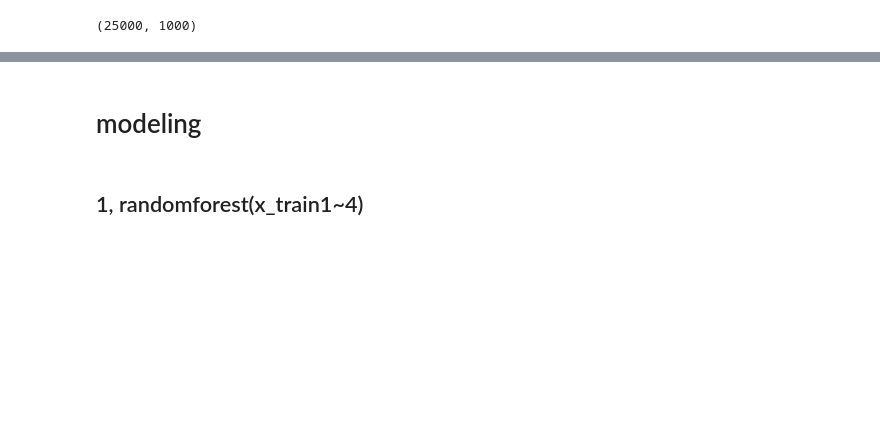
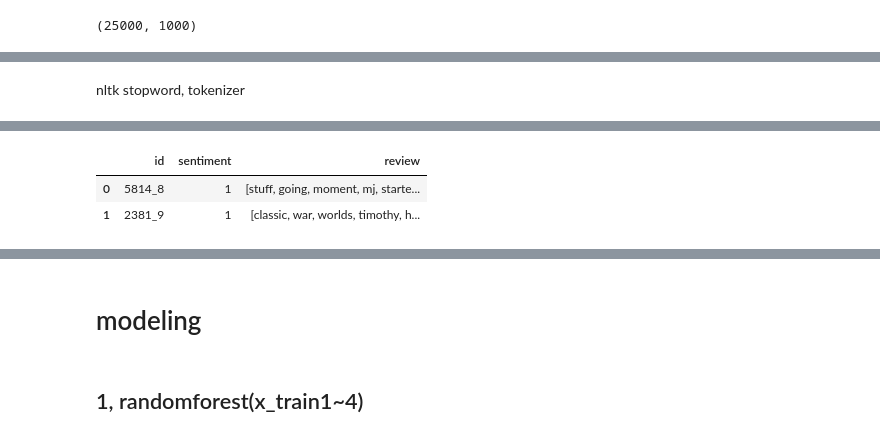
Before and after one commit to chi-hun/kaggle, a Jupyter notebook: Bag_of_Words_Meets_Bags_of_Popcorn.ipynb, the cells around one changed output, grey strips where cells are left out. Cells and saved outputs as stored; diff of their text form; code cells hidden in the pictures; blank space fills up the shorter version.

```diff
--- a/Bag_of_Words_Meets_Bags_of_Popcorn.ipynb
+++ b/Bag_of_Words_Meets_Bags_of_Popcorn.ipynb
@@ -344,0 +382,14 @@ x_train4.shape
+# %% [markdown]
+nltk stopword, tokenizer
+# %%
+nltk.download('stopwords')
+nltk.download('punkt')
+def st_token(x):
+    stop_word = set(nltk.corpus.stopwords.words('english'))
+    x = nltk.tokenize.word_tokenize(x.lower())
+    x = [i for i in x if i not in stop_word]
+    return x
+train5['review'] = train5['review'].apply(st_token)
+test5['review'] = test5['review'].apply(st_token)
+train5.head(2)
+# %% [output]
@@ -344,0 +400,3 @@ x_train4.shape
+|  | id | sentiment | review |
+| 0 | 5814_8 | 1 | [stuff, going, moment, mj, starte... |
+| 1 | 2381_9 | 1 | [classic, war, worlds, timothy, h... |
```
Also changed, not shown: parts of 64 cells of this notebook.
